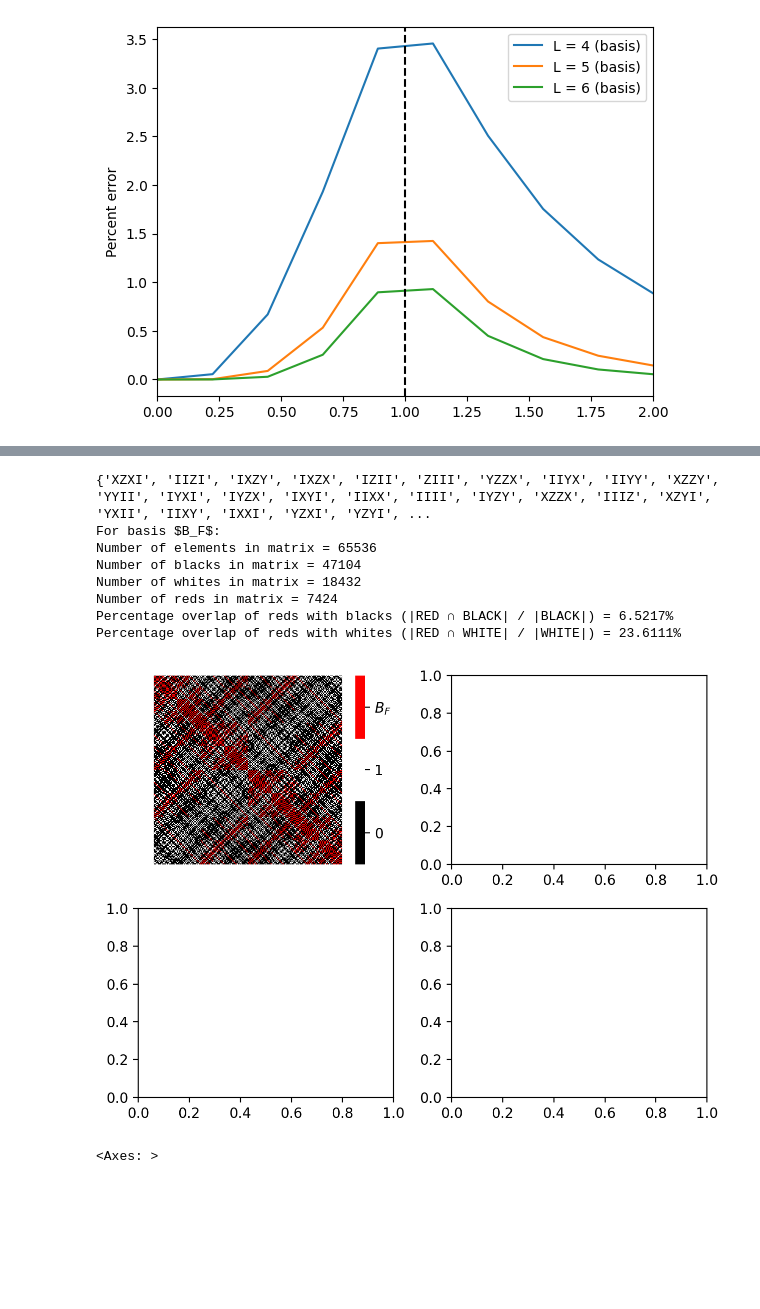
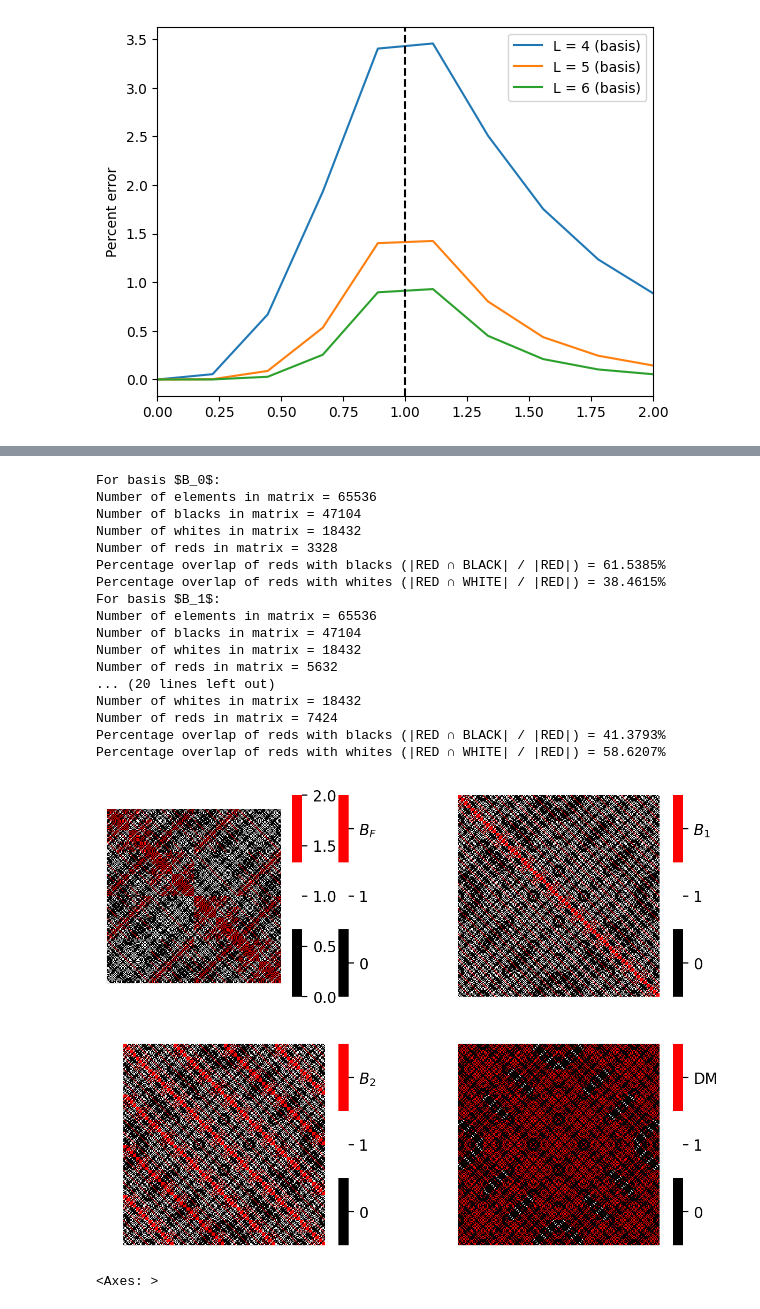
Before and after one commit to Newtech66/mtp-matrix-bootstrap, a Jupyter notebook: ising/ising-basis-reduction-experiments.ipynb, the cells around one changed output, grey strips where cells are left out. Drawn from its saved outputs; the diff is of its cells as text; code cells hidden in the pictures; blank space fills up the shorter version.

```diff
--- a/ising/ising-basis-reduction-experiments.ipynb
+++ b/ising/ising-basis-reduction-experiments.ipynb
@@ -757,38 +440,47 @@ def dm_basis(L):
 # %%
 L = 4
 basis = SiteBasis(L)
 small_basis = SiteBasis(L, True, True)
 zero_ops = get_zero_ops(L, small_basis)
 sparsity = build_sparsity_matrix(basis, zero_ops)
 gs = gridspec.GridSpec(2, 4)
 ax1 = plt.subplot(gs[0, 0:2])
 ax2 = plt.subplot(gs[0,2:])
 ax3 = plt.subplot(gs[1,0:2])
 ax4 = plt.subplot(gs[1,2:])
 # ax5 = plt.subplot(gs[2,1:3])
 fig = plt.gcf()
 gs.tight_layout(fig)
 # fig, axs = plt.subplots(2, 2, figsize=(6, 3))
-# overlay_basis_on_heatmap(sparsity, basis, berbasis0(L), r'$B_0$', "red", ax1)
-# overlay_basis_on_heatmap(sparsity, basis, berbasis0(L) | berbasis1(L), r'$B_1$', "red", ax2)
-# overlay_basis_on_heatmap(sparsity, basis, berbasis0(L) | berbasis2(L), r'$B_2$', "red", ax3)
-# overlay_basis_on_heatmap(sparsity, basis, dm_basis(L), 'DM', "red", ax4)
+overlay_basis_on_heatmap(sparsity, basis, berbasis0(L), r'$B_0$', "red", ax1)
+overlay_basis_on_heatmap(sparsity, basis, berbasis0(L) | berbasis1(L), r'$B_1$', "red", ax2)
+overlay_basis_on_heatmap(sparsity, basis, berbasis0(L) | berbasis2(L), r'$B_2$', "red", ax3)
+overlay_basis_on_heatmap(sparsity, basis, dm_basis(L), 'DM', "red", ax4)
 overlay_basis_on_heatmap(sparsity, basis, jw_basis(L), r'$B_F$', "red", ax1)
 # overlay_basis_on_heatmap(sparsity, basis, berbasis2(L), r'$B_0$', "red", axs[1])
 fig.set_dpi(200)
 # fig.set_tight_layout(True)
 # fig.suptitle(f'L={L}')
 # fig.savefig(f'basis_cov_L{L}.png')
 # %% [output]
-{'XZXI', 'IIZI', 'IXZY', 'IXZX', 'IZII', 'ZIII', 'YZZX', 'IIYX', 'IIYY', 'XZZY', 'YYII', 'IYXI', 'IYZX', 'IXYI', 'IIXX', 'IIII', 'IYZY', 'XZZX', 'IIIZ', 'XZYI', 'YXII', 'IIXY', 'IXXI', 'YZXI', 'YZYI', ...
-For basis $B_F$:
+For basis $B_0$:
 Number of elements in matrix = 65536
 Number of blacks in matrix = 47104
 Number of whites in matrix = 18432
+Number of reds in matrix = 3328
+Percentage overlap of reds with blacks (|RED ∩ BLACK| / |RED|) = 61.5385%
+Percentage overlap of reds with whites (|RED ∩ WHITE| / |RED|) = 38.4615%
+For basis $B_1$:
+Number of elements in matrix = 65536
+Number of blacks in matrix = 47104
+Number of whites in matrix = 18432
+Number of reds in matrix = 5632
+... (20 lines left out)
+Number of whites in matrix = 18432
 Number of reds in matrix = 7424
-Percentage overlap of reds with blacks (|RED ∩ BLACK| / |BLACK|) = 6.5217%
-Percentage overlap of reds with whites (|RED ∩ WHITE| / |WHITE|) = 23.6111%
+Percentage overlap of reds with blacks (|RED ∩ BLACK| / |RED|) = 41.3793%
+Percentage overlap of reds with whites (|RED ∩ WHITE| / |RED|) = 58.6207%
-[figure, old version]
+[figure, new version]
 # %%
 def build_adj_matrix(basis: SiteBasis, marking_ops, zero_ops):
     small_basis = SiteBasis(basis._N, use_rot=True, use_reflect=True)
```
Also changed, not shown: parts of 6 cells of this notebook, 6 other files.
